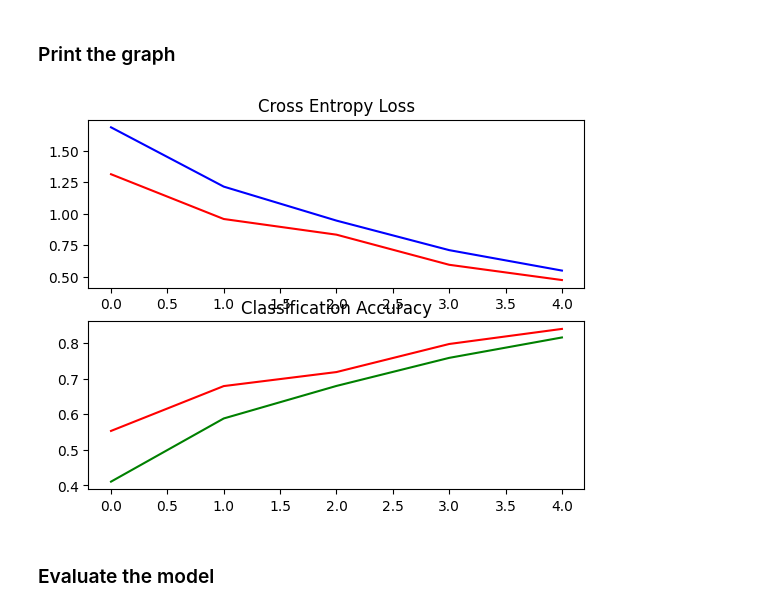
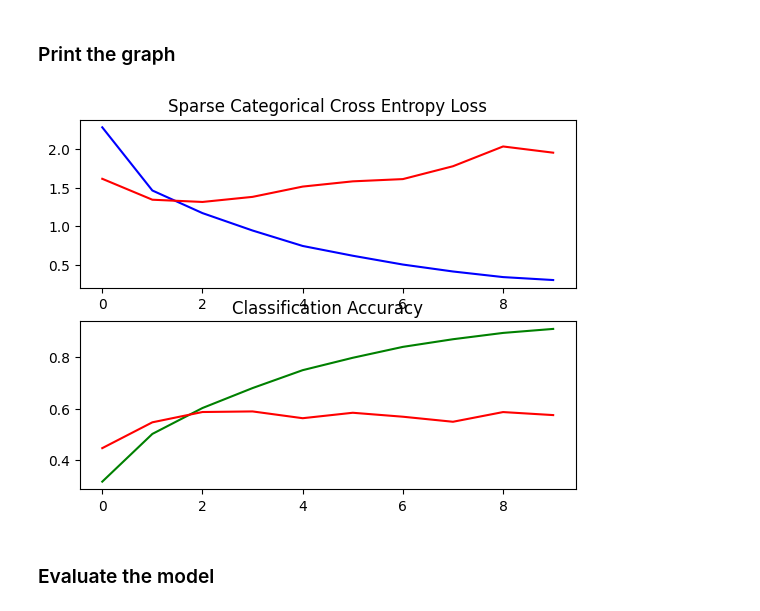
Before and after one commit to Jyok1m/cnn-image-project, a Jupyter notebook: m1_JJ.ipynb, the cells around one changed output. Cells and saved outputs as stored; diff of their text form; code cells hidden in the pictures.

```diff
--- a/m1_JJ.ipynb
+++ b/m1_JJ.ipynb
@@ -16 +20,3 @@ print("Path to dataset files:", path)
+# %%
+DATASET_URI="/kaggle/input/animals10/raw-img"
 # %%
@@ -198,0 +144,27 @@ Epoch 1/5
+# %%
+num_classes = len(class_names)
+
+# Model creation
+model_1 = Sequential([
+    Rescaling(1./255),
+    Input(shape = (224, 224, 3)),
+    Conv2D(16, (3, 3), activation = "relu"),
+    MaxPooling2D(2, 2),
+    Conv2D(32, (3, 3), activation = "relu"),
+    MaxPooling2D(2, 2),
+    Conv2D(64, (3, 3), activation = "relu"),
+    MaxPooling2D(2, 2),
+    Conv2D(128, (3, 3), activation = "relu"),
+    MaxPooling2D(2, 2),
+    Flatten(),
+    Dense(256, activation = "relu"),
+    Dropout(0.2),
+    Dense(512, activation = "relu"),
+    Dropout(0.2),
+    # output Layer
+    Dense(num_classes, activation = "softmax")
+
+])
+
+# Print the model summary
+model_1.summary()
@@ -198,0 +193,14 @@ Epoch 1/5
+# %%
+# Model compilation
+model_1.compile(
+  optimizer='adam',
+  loss="sparse_categorical_crossentropy",
+  metrics=['accuracy'])
+
+# Model training
+model_1_hist = model_1.fit(
+  train_ds,
+  validation_data = test_ds,
+  batch_size=64,
+  epochs=10
+)
@@ -208,18 +237,18 @@ dict_keys(['accuracy', 'loss', 'val_accuracy', 'val_loss'])
 ### Print the graph
 # %%
 plt.subplot(211)
-plt.title('Cross Entropy Loss')
+plt.title('Sparse Categorical Cross Entropy Loss')
 plt.plot(model_1_hist.history['loss'], color='blue', label='train')
 plt.plot(model_1_hist.history['val_loss'], color='red', label='val')
 
 # plot accuracy
 plt.subplot(212)
 plt.title('Classification Accuracy')
 plt.plot(model_1_hist.history['accuracy'], color='green', label='train')
 plt.plot(model_1_hist.history['val_accuracy'], color='red', label='val')
 plt.show()
 # %% [output]
-[figure, old version]
+[figure, new version]
 # %% [markdown]
 ### Evaluate the model
 # %%
```
Also changed, not shown: parts of 14 cells of this notebook.
